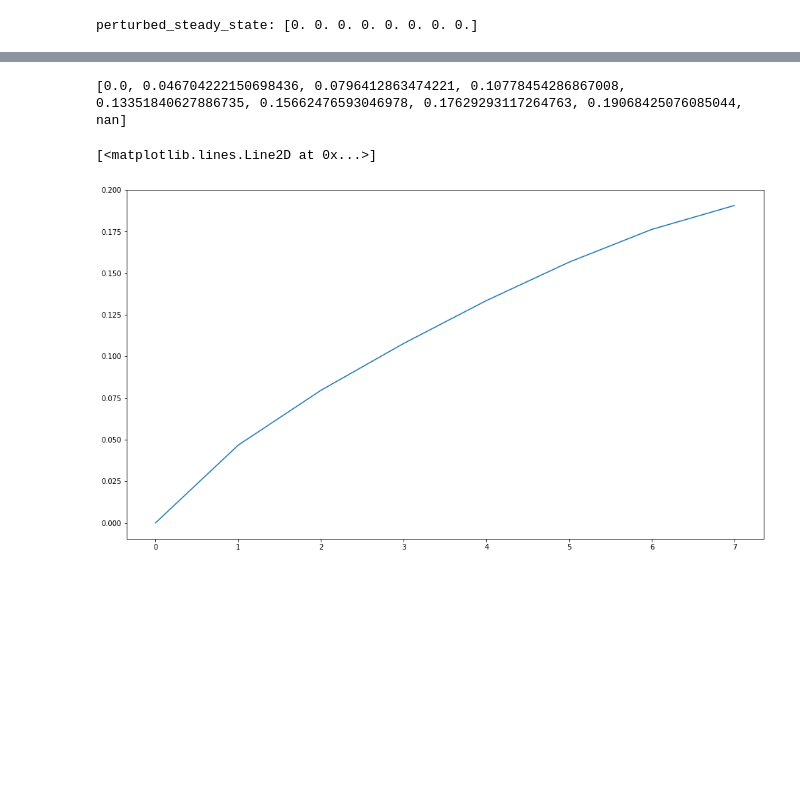
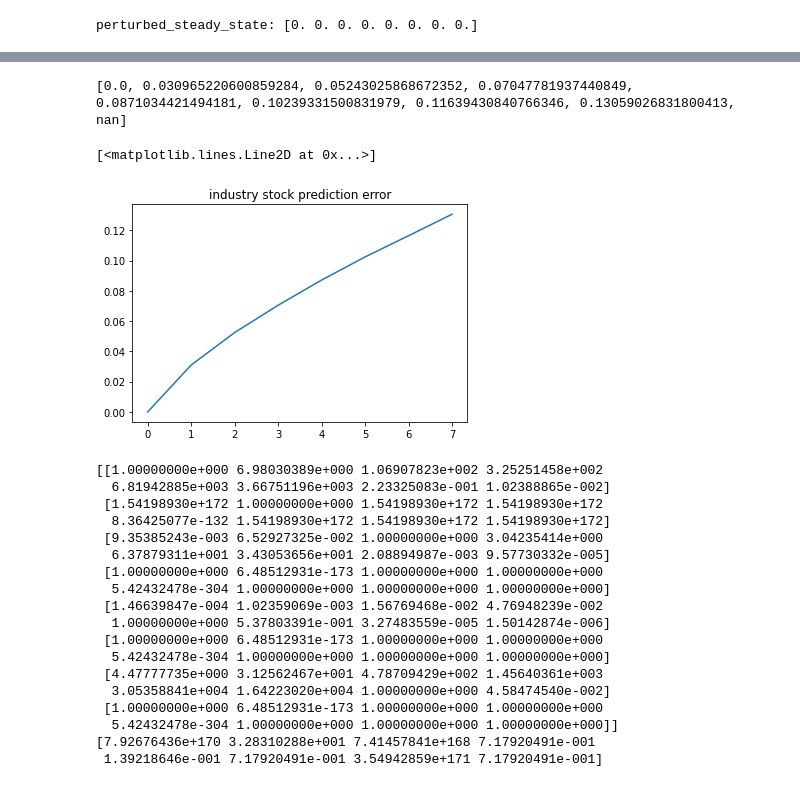
Before and after one commit to aliydgr/ms-thesis, a Jupyter notebook: industry.ipynb, the cells around one changed output, grey strips where cells are left out. Saved outputs shown, nothing was run; the diff lists cells and outputs as text; code cells hidden in the pictures; blank space fills up the shorter version.

```diff
--- a/industry.ipynb
+++ b/industry.ipynb
@@ -31,9 +31,6 @@ plot_flow(matrix)
 [figure]
 # %%
 import pysindy as ps
-
-dt = 0.001
-
+dt = 0.01
 model = ps.SINDy()
-model.fit(train, t=dt)
-model.print()
+result = model.fit(train, t=dt)
@@ -55,7 +44,6 @@ steady_state: [0. 0. 0. 0. 0. 0. 0. 0.]
 # %%
-# perturbed = create_perturbed_state(2, 8, steady_state)
 perturbed = future[0]
-x_perturbed = apply_perturbation(model, perturbed, sindy, dt)
+x_perturbed = apply_perturbation_by_model(model, perturbed, dt)
 perturbed_steady_state = find_steady_state(x_perturbed)
 print('perturbed_steady_state:', perturbed_steady_state)
 # %% [output]
@@ -73,12 +56,13 @@ plot_flow(future, 'multi')
 # %%
 prediction_error_matrix = [flow_prediction_error(x_flow, future, i) for i in range(1,10)]
 prediction_error = [sum(error)/number_of_nodes for error in prediction_error_matrix]
 
-#print(prediction_error_matrix)
 print(prediction_error)
 plt.figure(2)
+plt.rcParams["figure.figsize"] = (6, 4)
+plt.title('industry stock prediction error')
 plt.plot(prediction_error)
 # %% [output]
-[0.0, 0.046704222150698436, 0.0796412863474221, 0.10778454286867008, 0.13351840627886735, 0.15662476593046978, 0.17629293117264763, 0.19068425076085044, nan]
+[0.0, 0.030965220600859284, 0.05243025868672352, 0.07047781937440849, 0.0871034421494181, 0.10239331500831979, 0.11639430840766346, 0.13059026831800413, nan]
 [<matplotlib.lines.Line2D at 0x...>]
-[figure, old version]
+[figure, new version]
@@ -85 +74,23 @@ plt.plot(prediction_error)
+# %%
+print(g_matrix)
+print(f)
+# %% [output]
+[[1.00000000e+000 6.98030389e+000 1.06907823e+002 3.25251458e+002
+  6.81942885e+003 3.66751196e+003 2.23325083e-001 1.02388865e-002]
+ [1.54198930e+172 1.00000000e+000 1.54198930e+172 1.54198930e+172
+  8.36425077e-132 1.54198930e+172 1.54198930e+172 1.54198930e+172]
+ [9.35385243e-003 6.52927325e-002 1.00000000e+000 3.04235414e+000
+  6.37879311e+001 3.43053656e+001 2.08894987e-003 9.57730332e-005]
+ [1.00000000e+000 6.48512931e-173 1.00000000e+000 1.00000000e+000
+  5.42432478e-304 1.00000000e+000 1.00000000e+000 1.00000000e+000]
+ [1.46639847e-004 1.02359069e-003 1.56769468e-002 4.76948239e-002
+  1.00000000e+000 5.37803391e-001 3.27483559e-005 1.50142874e-006]
+ [1.00000000e+000 6.48512931e-173 1.00000000e+000 1.00000000e+000
+  5.42432478e-304 1.00000000e+000 1.00000000e+000 1.00000000e+000]
+ [4.47777735e+000 3.12562467e+001 4.78709429e+002 1.45640361e+003
+  3.05358841e+004 1.64223020e+004 1.00000000e+000 4.58474540e-002]
+ [1.00000000e+000 6.48512931e-173 1.00000000e+000 1.00000000e+000
+  5.42432478e-304 1.00000000e+000 1.00000000e+000 1.00000000e+000]]
+[7.92676436e+170 3.28310288e+001 7.41457841e+168 7.17920491e-001
+ 1.39218646e-001 7.17920491e-001 3.54942859e+171 7.17920491e-001]
 # %%
```
Also changed, not shown: parts of 7 cells of this notebook, 1 other file.
